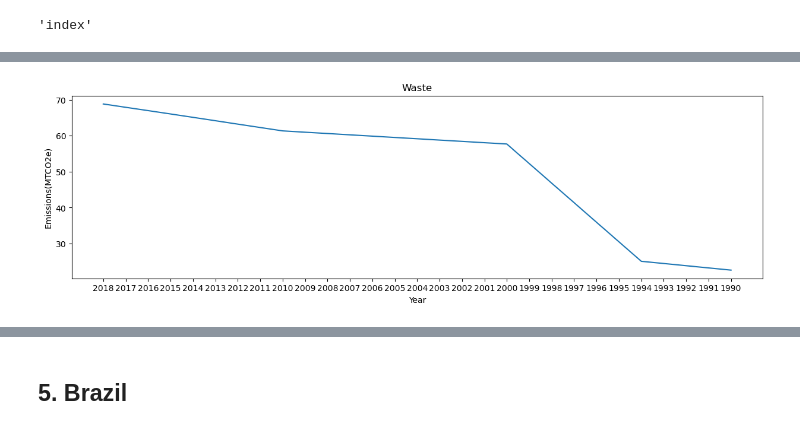
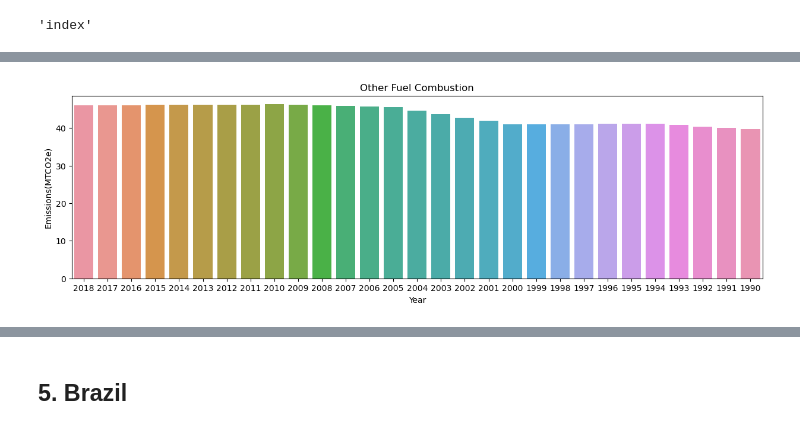
Before and after one commit to dhairyag22/Methane-Emission-Analysis, a Jupyter notebook: Methane Emission Analysis.ipynb, the cells around one changed output, grey strips where cells are left out. Cells and saved outputs as stored; diff of their text form; code cells hidden in the pictures.

```diff
--- a/Methane Emission Analysis.ipynb
+++ b/Methane Emission Analysis.ipynb
@@ -182,7 +182,7 @@ col_china.pop(0)
 # %%
 for n in col_china:
     plt.figure(figsize=(15,4))
-    sns.lineplot(x=df_china['index'][4:],y=df_china[n][4:])
+    sns.scatterplot(x=df_china['index'][4:],y=df_china[n][4:],marker='x')
     plt.xlabel('Year')
     plt.ylabel('Emissions(MTCO2e)')
     plt.title(df_china[n][1])
@@ -230,7 +230,7 @@ col_russia.pop(0)
 # %%
 for n in col_russia:
     plt.figure(figsize=(15,4))
-    sns.lineplot(x=df_russia['index'][4:],y=df_russia[n][4:])
+    sns.lineplot(x=df_russia['index'][4:],y=df_russia[n][4:],color='purple')
     plt.xlabel('Year')
     plt.ylabel('Emissions(MTCO2e)')
     plt.title(df_russia[n][1])
@@ -278,7 +278,7 @@ col_us.pop(0)
 # %%
 for n in col_us:
     plt.figure(figsize=(15,4))
-    sns.lineplot(x=df_us['index'][4:],y=df_us[n][4:])
+    sns.scatterplot(x=df_us['index'][4:],y=df_us[n][4:],marker='D',color='orange')
     plt.xlabel('Year')
     plt.ylabel('Emissions(MTCO2e)')
     plt.title(df_us[n][1])
@@ -326,7 +326,7 @@ col_india.pop(0)
 # %%
 for n in col_india:
     plt.figure(figsize=(15,4))
-    sns.lineplot(x=df_india['index'][4:],y=df_india[n][4:])
+    sns.barplot(x=df_india['index'][4:],y=df_india[n][4:])
     plt.xlabel('Year')
     plt.ylabel('Emissions(MTCO2e)')
     plt.title(df_india[n][1])
@@ -338 +338 @@ for n in col_india:
-[figure, old version]
+[figure, new version]
```
Also changed, not shown: parts of 13 cells of this notebook.
